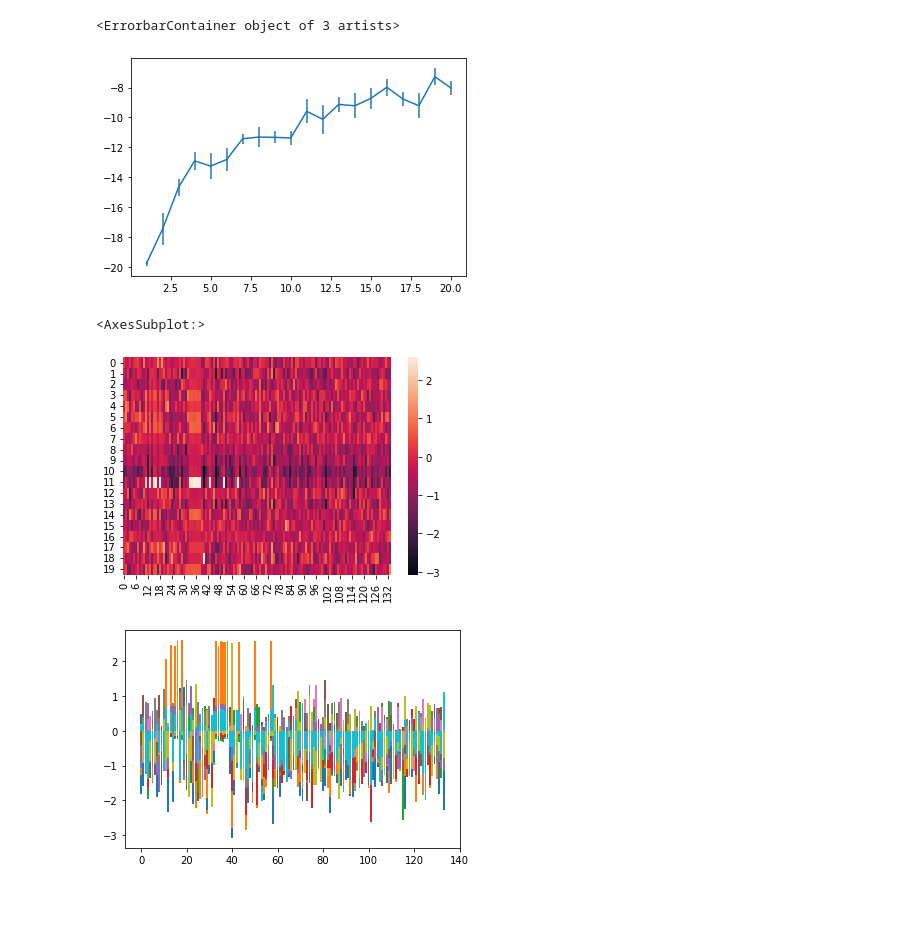
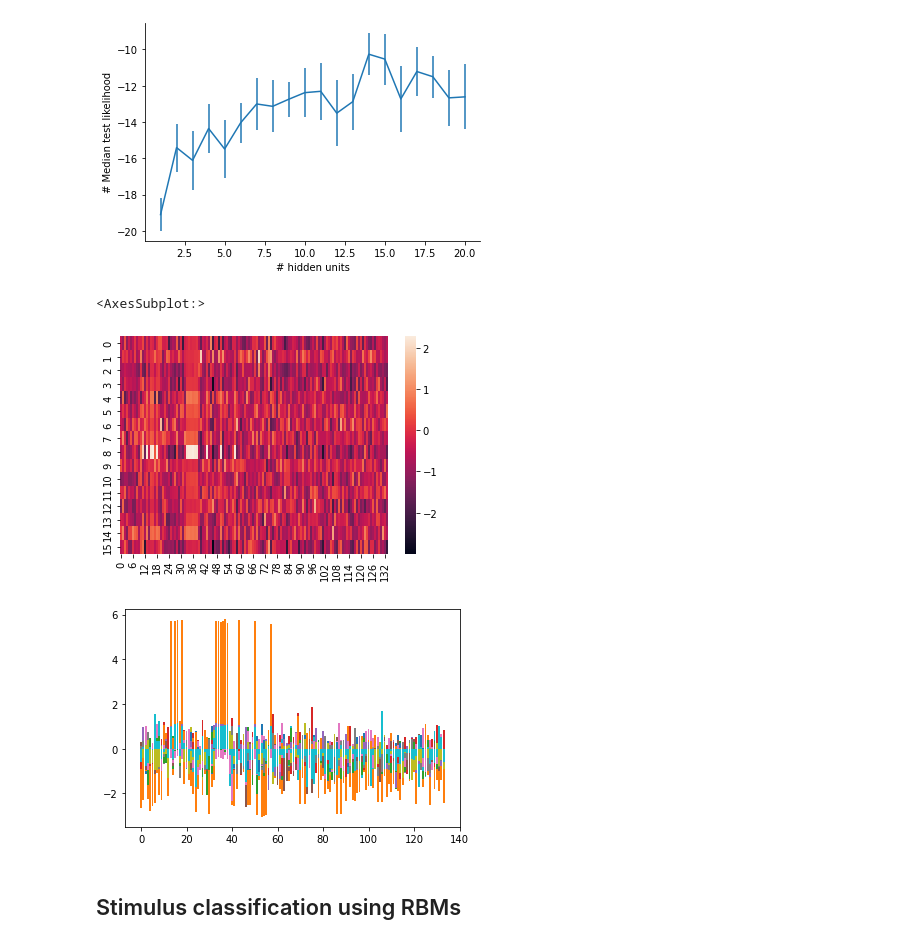
Before and after one commit to melisamc89/acc_network_analysis, a Jupyter notebook: davide/RBM.ipynb, the cells around one changed output. Cells and saved outputs as stored; diff of their text form; code cells hidden in the pictures; blank space fills up the shorter version.

```diff
--- a/davide/RBM.ipynb
+++ b/davide/RBM.ipynb
@@ -17,6 +20,10 @@ def binarize(traces):
                 out[i][j] = 0
 
     return out
+
+
+def BIC(ll,k,n):
+    return k*np.log(n) + 2*ll
 # %%
 data = np.load('../../../data/raw_data/nike_calcium_trace.npy')
 X = binarize(data).T
@@ -23,35 +31,55 @@ X = binarize(data).T
 # %%
 components = np.arange(1,21)
-n_boot = 10
+n_splits = 10
 models = []
 median_ll = []
+bic = []
 for i in tqdm(components):
+    kf = KFold(n_splits=n_splits)
     boot_models = []
     boot_median_ll = []
-    # performs fit n times, save performances and best model
-    for b in range(n_boot):
+    boot_bic = []
+    # k fold cross validation, saves best model
+    for train_index, test_index in kf.split(X):
+        X_train, X_test = X[train_index], X[test_index]
         model = BernoulliRBM(n_components=i)
-        model.fit(X)
+        model.fit(X_train)
         boot_models.append(model)
-        scored_samples = model.score_samples(X)
-        boot_median_ll.append(np.nanmedian(scored_samples))
+        scored_samples = model.score_samples(X_test)
+        # compute BIC
+        ll = np.median(scored_samples)
+        n = len(test_index)
+
+        k = np.prod(model.components_.shape) +len(model.intercept_hidden_)+ len(model.intercept_visible_)
+        boot_bic.append(BIC(ll,k,n))
+        boot_median_ll.append(ll)
+
     median_ll.append(boot_median_ll)
+    bic.append(boot_bic)
     models.append(boot_models[np.argmax(boot_median_ll)])
 
 median_ll = np.asarray(median_ll)
 # %%
 plt.errorbar(components,np.mean(median_ll,axis=1),yerr=sem(median_ll,axis=1))
+#plt.errorbar(components,np.mean(bic,axis=1),yerr=sem(bic,axis=1))
+
+plt.xlabel('# hidden units')
+plt.ylabel('# Median test likelihood')
+sns.despine()
 # %% [output]
-<ErrorbarContainer object of 3 artists>
-[figure, old version]
+[figure, new version]
+# %%
+best_model = models[15]
 # %%
-sns.heatmap(models[-1].components_)
+sns.heatmap(best_model.components_)
 # %% [output]
 <AxesSubplot:>
-[figure, old version]
+[figure, new version]
 # %%
 component_w = models[-1].components_
 for i,w in enumerate(component_w):
     plt.bar(np.arange(len(w)),w)
 # %% [output]
-[figure, old version]
+[figure, new version]
+# %% [markdown]
+## Stimulus classification using RBMs
```
Also changed, not shown: parts of 3 cells of this notebook, 2 other files.
